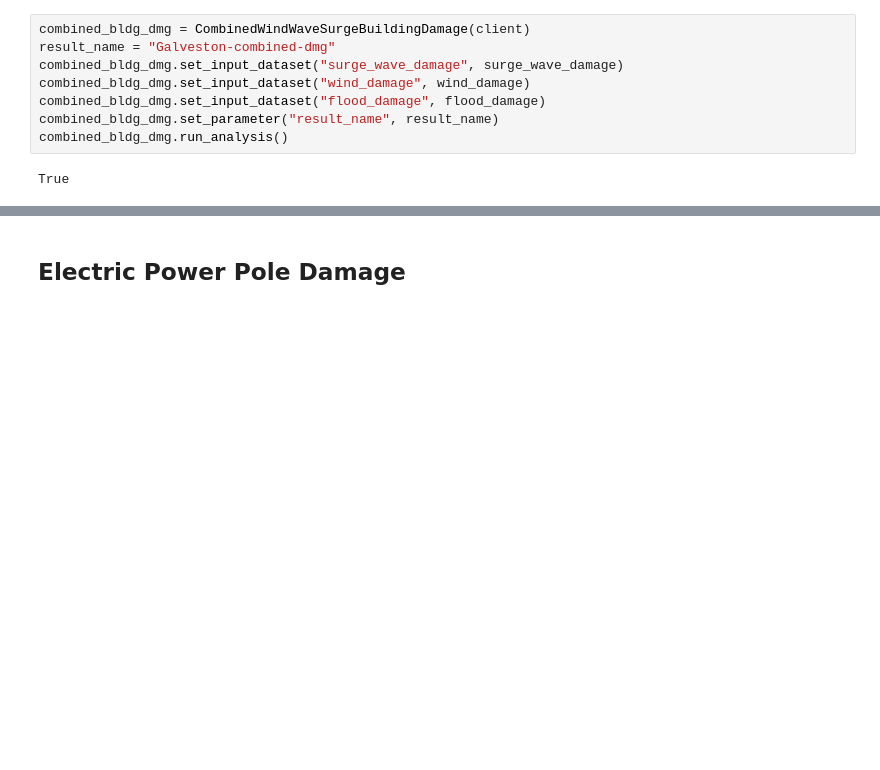
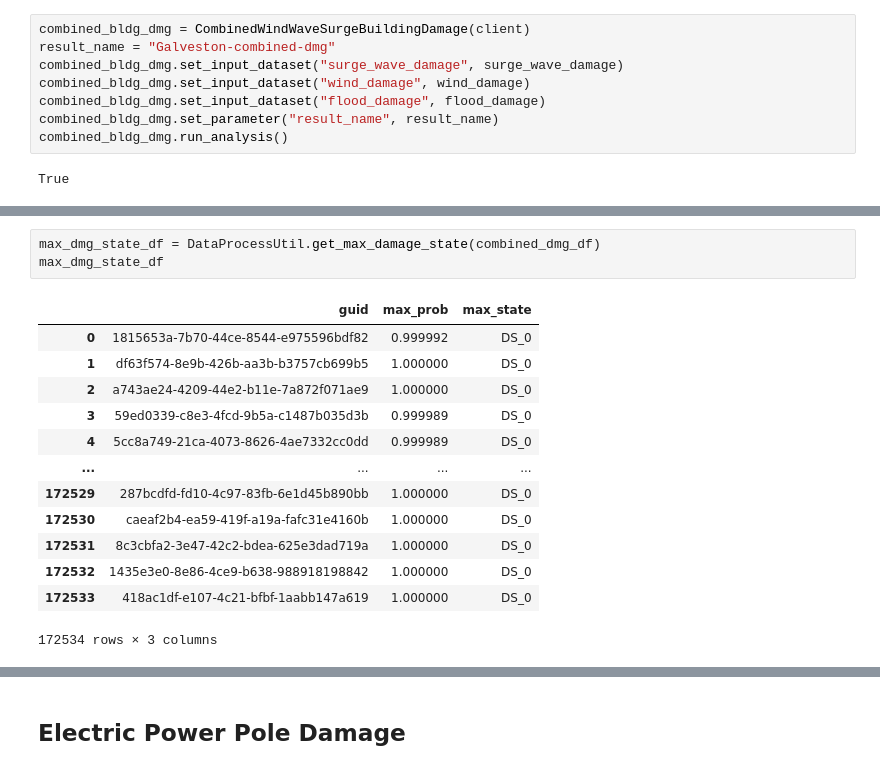
Before and after one commit to IN-CORE/incore-docs, a Jupyter notebook: manual_jb/content/notebooks/galveston_community_app.ipynb, the cells around one changed output, grey strips where cells are left out. Saved outputs shown, nothing was run; the diff lists cells and outputs as text; blank space fills up the shorter version.

```diff
--- a/manual_jb/content/notebooks/galveston_community_app.ipynb
+++ b/manual_jb/content/notebooks/galveston_community_app.ipynb
@@ -140,0 +172,17 @@ combined_dmg_df.head()
+# %%
+max_dmg_state_df = DataProcessUtil.get_max_damage_state(combined_dmg_df)
+max_dmg_state_df
+# %% [output]
+|  | guid | max_prob | max_state |
+| 0 | 1815653a-7b70-44ce-8544-e975596bdf82 | 0.999992 | DS_0 |
+| 1 | df63f574-8e9b-426b-aa3b-b3757cb699b5 | 1.000000 | DS_0 |
+| 2 | a743ae24-4209-44e2-b11e-7a872f071ae9 | 1.000000 | DS_0 |
+| 3 | 59ed0339-c8e3-4fcd-9b5a-c1487b035d3b | 0.999989 | DS_0 |
+| 4 | 5cc8a749-21ca-4073-8626-4ae7332cc0dd | 0.999989 | DS_0 |
+| ... | ... | ... | ... |
+| 172529 | 287bcdfd-fd10-4c97-83fb-6e1d45b890bb | 1.000000 | DS_0 |
+| 172530 | caeaf2b4-ea59-419f-a19a-fafc31e4160b | 1.000000 | DS_0 |
+| 172531 | 8c3cbfa2-3e47-42c2-bdea-625e3dad719a | 1.000000 | DS_0 |
+| 172532 | 1435e3e0-8e86-4ce9-b638-988918198842 | 1.000000 | DS_0 |
+| 172533 | 418ac1df-e107-4c21-bfbf-1aabb147a619 | 1.000000 | DS_0 |
+172534 rows × 3 columns
```
Also changed, not shown: parts of 12 cells of this notebook.
